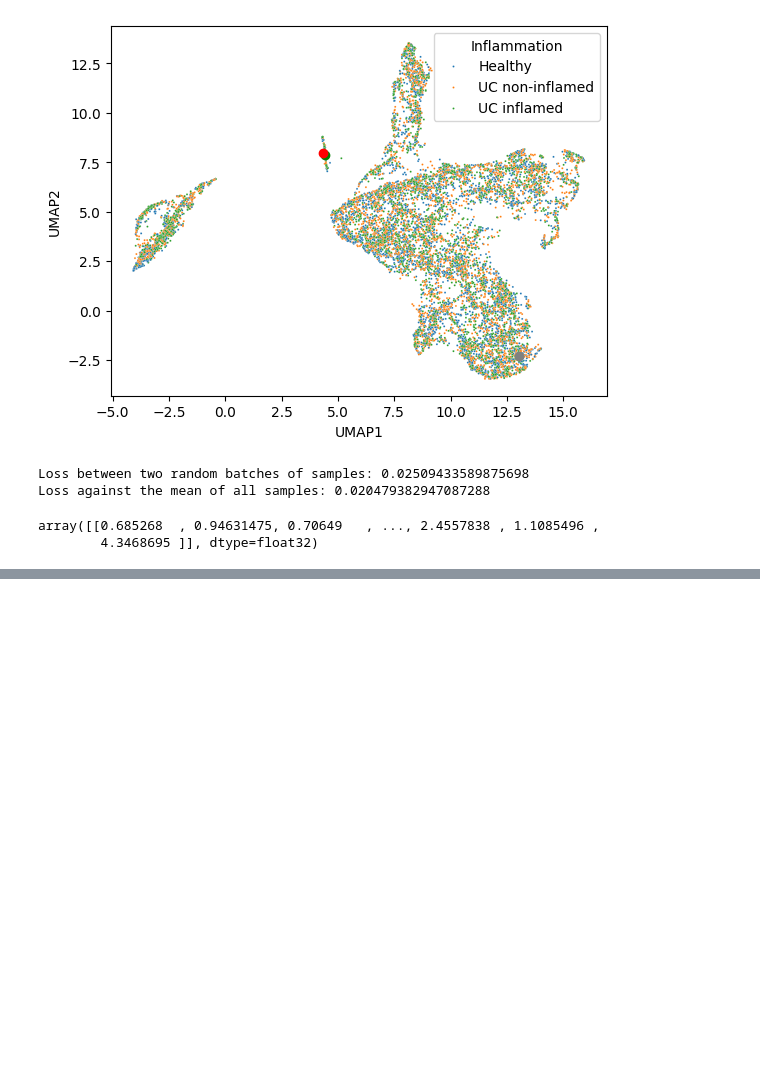
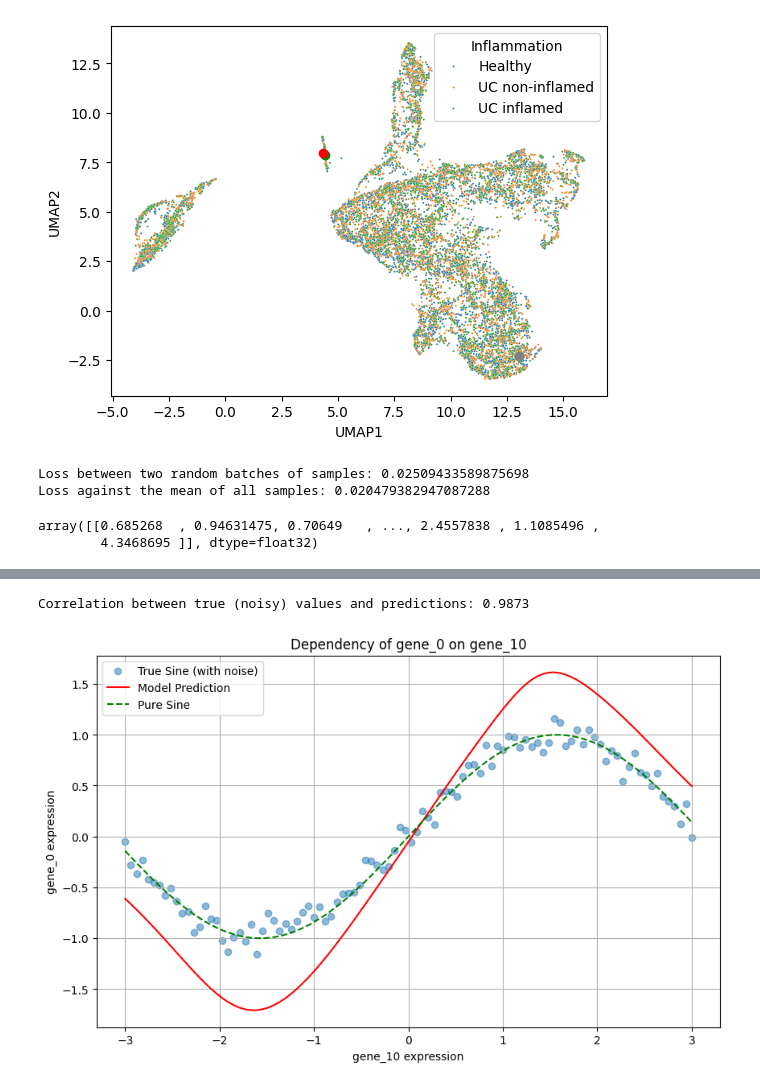
Before and after one commit to MaciejPiernik/virtual-cell-line, a Jupyter notebook: notebooks/playground.ipynb, the cells around one changed output, grey strips where cells are left out. Drawn from its saved outputs; the diff is of its cells as text; code cells hidden in the pictures; blank space fills up the shorter version.

Commit message:
Refactor + experimental framework on toy data

```diff
--- a/notebooks/playground.ipynb
+++ b/notebooks/playground.ipynb
@@ -926,0 +1010,7 @@ array([[0.685268  , 0.94631475, 0.70649   , ..., 2.4557838 , 1.1085496 ,
+# %%
+from VirtualCellLine import VirtualCellLine
+
+input_size = df.shape[1]
+model = VirtualCellLine(input_size, embedding_dim=32, num_heads=8, num_transformer_layers=6, dropout_rate=0)
+model.load_state_dict(torch.load('../autoencoder_20240730125549.pth'))
+model.eval()
@@ -926,0 +1070,52 @@ array([[0.685268  , 0.94631475, 0.70649   , ..., 2.4557838 , 1.1085496 ,
+# %%
+import torch
+import numpy as np
+import matplotlib.pyplot as plt
+from scipy.stats import pearsonr
+
+
+def verify_sine_dependency(model, gene_source=29, gene_target=0, num_points=100):
+    model.eval()
+
+    # Generate a range of values for the source gene
+    x = np.linspace(-3, 3, num_points)  # Assuming standardized data
+
+    # Create input data
+    input_data = torch.zeros((num_points, model.num_genes))
+    input_data[:, gene_source] = torch.tensor(x, dtype=torch.float32)
+
+    # Get model predictions
+    with torch.no_grad():
+        output = model(input_data)
+
+    # Extract predictions for the target gene
+    y_pred = output[:, gene_target].numpy()
+
+    # Calculate the true sine values (with the same noise level as in data generation)
+    noise_level = 0.1  # Adjust this to match your data generation process
+    y_true = np.sin(x) + np.random.normal(0, noise_level, num_points)
+
+    # Calculate correlation
+    correlation, _ = pearsonr(y_pred, y_true)
+
+    # Plot the results
+    plt.figure(figsize=(10, 6))
+    plt.scatter(x, y_true, label='True Sine (with noise)', alpha=0.5)
+    plt.plot(x, y_pred, label='Model Prediction', color='red')
+    plt.plot(x, np.sin(x), label='Pure Sine', color='green', linestyle='--')
+    plt.title(f'Dependency of gene_{gene_target} on gene_{gene_source}')
+    plt.xlabel(f'gene_{gene_source} expression')
+    plt.ylabel(f'gene_{gene_target} expression')
+    plt.legend()
+    plt.grid(True)
+
+    print(f"Correlation between true (noisy) values and predictions: {correlation:.4f}")
+
+    plt.show()
+
+gene_target = 0
+gene_source = dependencies['dependent_on'][gene_target]
+verify_sine_dependency(model, gene_source=gene_source, gene_target=gene_target)
+# %% [output]
+Correlation between true (noisy) values and predictions: 0.9873
+[figure, added]
```
Also changed, not shown: parts of 9 cells of this notebook, 8 other files.
